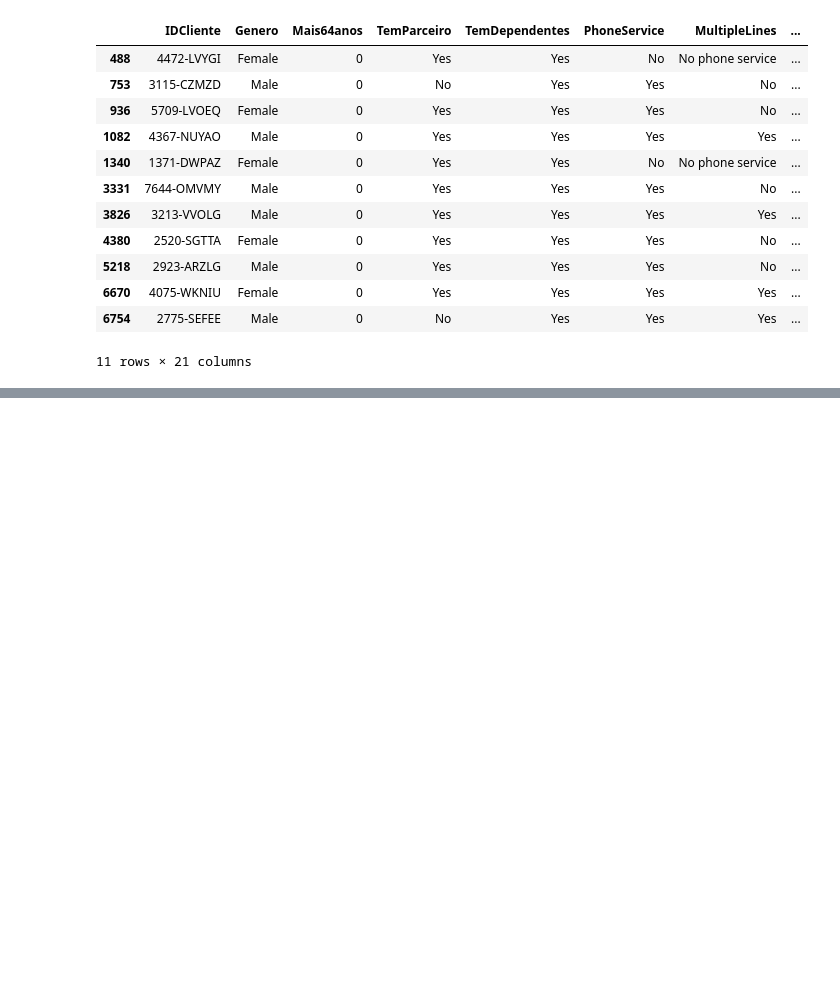
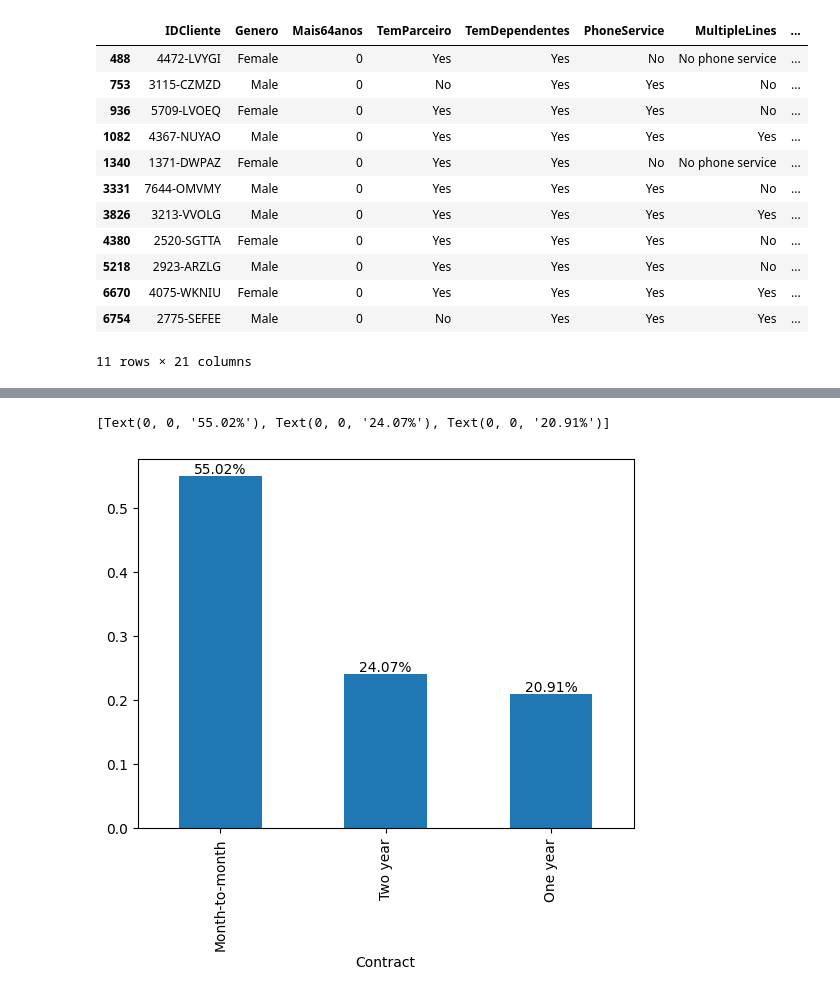
Before and after one commit to matheus0214/ia_learn, a Jupyter notebook: eda_churn.ipynb, the cells around one changed output, grey strips where cells are left out. Drawn from its saved outputs; the diff is of its cells as text; code cells hidden in the pictures; blank space fills up the shorter version.

```diff
--- a/eda_churn.ipynb
+++ b/eda_churn.ipynb
@@ -568,0 +629,8 @@ df_churn.fillna(value={'TotalCharges': mean_total_charges}).iloc[index_with_miss
+# %%
+# Plot distribuição Churn (contratos) percentual
+ax = df_churn['Contract'].value_counts(normalize=True).plot.bar()
+
+ax.bar_label(ax.containers[0], fmt=lambda x: f"{x*100:.2f}%")
+# %% [output]
+[Text(0, 0, '55.02%'), Text(0, 0, '24.07%'), Text(0, 0, '20.91%')]
+[figure, added]
```
Also changed, not shown: parts of 17 cells of this notebook.
